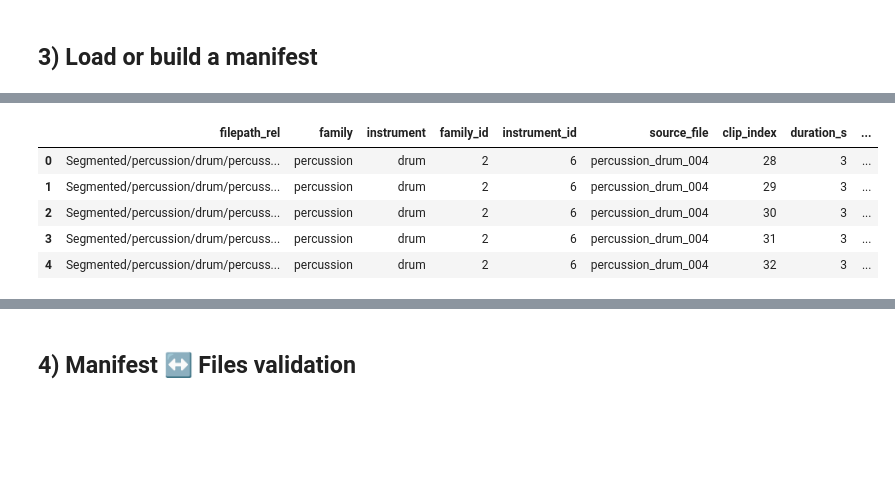
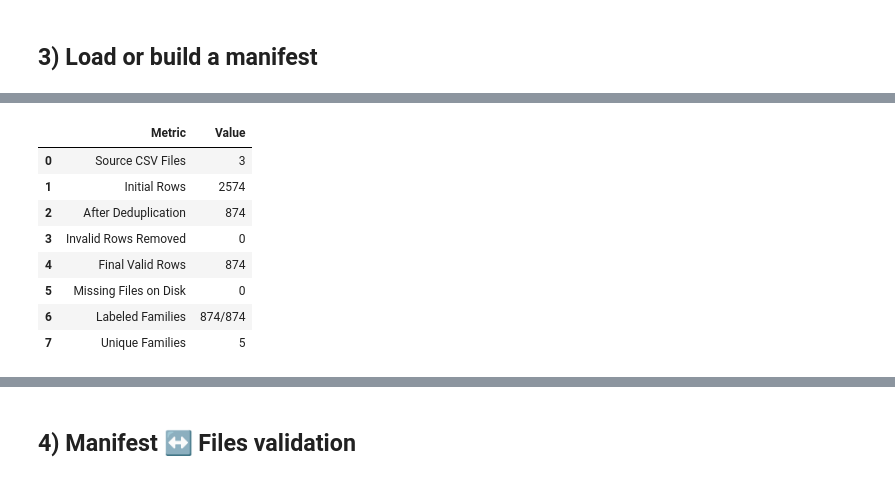
Before and after one commit to dawodghifari/elec5305-project-520140154, a Jupyter notebook: Scripts/01_data_qc_and_splits.ipynb, the cells around one changed output, grey strips where cells are left out. Cells and saved outputs as stored; diff of their text form; code cells hidden in the pictures; blank space fills up the shorter version.

Commit message:
Final project: code, report, video, and documentation

```diff
--- a/Scripts/01_data_qc_and_splits.ipynb
+++ b/Scripts/01_data_qc_and_splits.ipynb
@@ -105,9 +134,6 @@ Sampled 10 files → readable: 10, errors: 0
 ## 3) Load or build a manifest
 # %%
 # === Consolidate all CSV manifests into Manifests/manifest_master.csv ===
-# Works with columns like: filepath_rel, family, Instrument, family_id, Instrument_id, source_file,
-# clip_index, duration_s, rms_db, fs, cap_used (as in your screenshot)
-
 from pathlib import Path
 import pandas as pd, numpy as np
 
@@ -116,14 +142,13 @@ AUDIO_EXTS = {".wav", ".flac", ".mp3", ".m4a", ".ogg", ".aiff", ".aif"}
 def make_abs_path(rel: str) -> str:
     """Build an absolute path from a manifest's relative path."""
     p = Path(rel)
-    # If the path already starts with 'Segmented', anchor it at the project root (one level above Segmented)
     if len(p.parts) and p.parts[0].lower() == "segmented":
         return str((segmented_dir.parent / p).resolve())
-    # Otherwise, interpret it as relative to Segmented/
     return str((segmented_dir / p).resolve())
 
 csv_paths = sorted(manifests_dir.glob("*.csv"))
-assert csv_paths, f"No CSVs found in {manifests_dir}"
+csv_paths = [p for p in csv_paths if p.name not in ['train.csv', 'val.csv', 'test.csv', 'manifest_master.csv']]
+assert csv_paths, f"No source CSVs found in {manifests_dir}"
 
 rows = []
 for p in csv_paths:
@@ -133,13 +158,12 @@ for p in csv_paths:
         df_i["_source_mtime"] = p.stat().st_mtime
         rows.append(df_i)
     except Exception as e:
-        print(f"Skipping {p.name}: {e}")
+        print(f"WARNING: Skipping {p.name}: {e}")
 
 assert rows, "Could not read any of the CSV manifests."
 full = pd.concat(rows, ignore_index=True)
 
 # --- Normalize/rename columns to a common schema ---
-# filepath
 if "filepath" not in full.columns:
     if "filepath_rel" in full.columns:
         full["filepath"] = full["filepath_rel"].astype(str).map(make_abs_path)
@@ -148,17 +172,14 @@ if "filepath" not in full.columns:
     else:
         raise AssertionError("No filepath or filepath_rel column found; cannot consolidate.")
 
-# family label
 if "family_label" not in full.columns:
     if "family" in full.columns:
         full["family_label"] = full["family"].astype(str)
     elif "label" in full.columns:
         full["family_label"] = full["label"].astype(str)
     else:
-        # allow unlabeled flows (you can fill later), but keep the column
         full["family_label"] = np.nan
 
-# instrument label
 if "instrument_label" not in full.columns:
     if "Instrument" in full.columns:
         full["instrument_label"] = full["Instrument"].astype(str)
@@ -167,22 +188,16 @@ if "instrument_label" not in full.columns:
     else:
         full["instrument_label"] = np.nan
 
-# normalize types/casing
 full["family_label"]     = full["family_label"].astype(str).str.strip().str.lower().replace({"nan": np.nan})
 full["instrument_label"] = full["instrument_label"].astype(str).str.strip().str.lower().replace({"nan": np.nan})
 
-# ensure grouping key
 if "source_file" not in full.columns or full["source_file"].isna().all():
     from pathlib import Path as P
     full["source_file"] = full["filepath"].astype(str).apply(
         lambda x: P(x).parent.name if len(P(x).parts) > 1 else P(x).name
     )
 
-# optional: keep useful numeric metadata if present (duration_s, rms_db, fs, cap_used, ids, etc.)
-# nothing to do here; they already exist and will flow through
-
 # --- Deduplicate ---
-# Prefer entries that have labels + newest CSV; then drop duplicates by absolute filepath
 full["_has_family"]     = full["family_label"].notna().astype(int)
 full["_has_instrument"] = full["instrument_label"].notna().astype(int)
 
@@ -191,22 +206,60 @@ full = full.sort_values(
     by=["_has_family", "_has_instrument", "_source_mtime"],
     ascending=[True, True, True]
 ).drop_duplicates(subset=["filepath"], keep="last")
+
+# --- CRITICAL: Remove rows with invalid filepaths ---
+# Filter out NaN or 'nan' string values in filepath
+invalid_before = len(full)
+full = full[full["filepath"].notna() & (full["filepath"] != 'nan')].copy()
+invalid_removed = invalid_before - len(full)
+
 after = len(full)
-print(f"Deduplicated by filepath: {before} -> {after} rows")
+
+# --- Keep only essential columns for clean manifest ---
+essential_cols = ["filepath", "family_label", "instrument_label", "source_file"]
+optional_cols = ["duration_s", "rms_db", "fs", "clip_index"]
+keep_cols = essential_cols + [c for c in optional_cols if c in full.columns]
 
 # --- Finalize & save master ---
-drop_helpers = ["_source_csv", "_source_mtime", "_has_family", "_has_instrument"]
-final_cols = [c for c in full.columns if c not in drop_helpers]
-
 master_csv = manifests_dir / "manifest_master.csv"
-full[final_cols].to_csv(master_csv, index=False)
-print(f"Wrote master manifest: {master_csv} (rows: {len(full)})")
+full[keep_cols].to_csv(master_csv, index=False)
 
 # --- Load master into df for downstream cells ---
 df = pd.read_csv(master_csv)
 
 # Quick health check: files exist?
 missing = [p for p in df["filepath"].astype(str) if not Path(p).exists()]
-print(f"Files referenced: {len(df)} | Missing on disk: {len(missing)}")
+
+# Create summary table
+consolidation_summary = pd.DataFrame({
+    'Metric': [
+        'Source CSV Files',
+        'Initial Rows',
+        'After Deduplication',
+        'Invalid Rows Removed',
+        'Final Valid Rows',
+        'Missing Files on Disk',
+        'Labeled Families',
+        'Unique Families'
+    ],
+    'Value': [
+        len(csv_paths),
+        before,
+        invalid_before,
+        invalid_removed,
+        after,
+        len(missing),
+        f"{df['family_label'].notna().sum()}/{len(df)}",
+        len(df['family_label'].dropna().unique())
+    ]
+})
+
+print("Manifest Consolidation Summary:")
+display(consolidation_summary)
+
+print(f"\nAvailable Families: {sorted(df['family_label'].dropna().unique())}")
+print(f"Saved to: {master_csv}")
+
+print("\nSample Data Preview:")
 display(df.head(5))
 # %% [output]
@@ -216,6 +267,9 @@ Files referenced: 874 | Missing on disk: 0
-|  | filepath_rel | family | instrument | family_id | instrument_id | source_file | clip_index | duration_s | ... |
-| 0 | Segmented/percussion/drum/percuss... | percussion | drum | 2 | 6 | percussion_drum_004 | 28 | 3 | ... |
-| 1 | Segmented/percussion/drum/percuss... | percussion | drum | 2 | 6 | percussion_drum_004 | 29 | 3 | ... |
-| 2 | Segmented/percussion/drum/percuss... | percussion | drum | 2 | 6 | percussion_drum_004 | 30 | 3 | ... |
-| 3 | Segmented/percussion/drum/percuss... | percussion | drum | 2 | 6 | percussion_drum_004 | 31 | 3 | ... |
-| 4 | Segmented/percussion/drum/percuss... | percussion | drum | 2 | 6 | percussion_drum_004 | 32 | 3 | ... |
+|  | Metric | Value |
+| 0 | Source CSV Files | 3 |
+| 1 | Initial Rows | 2574 |
+| 2 | After Deduplication | 874 |
+| 3 | Invalid Rows Removed | 0 |
+| 4 | Final Valid Rows | 874 |
+| 5 | Missing Files on Disk | 0 |
+| 6 | Labeled Families | 874/874 |
+| 7 | Unique Families | 5 |
```
Also changed, not shown: parts of 11 cells of this notebook, 33 other files.
